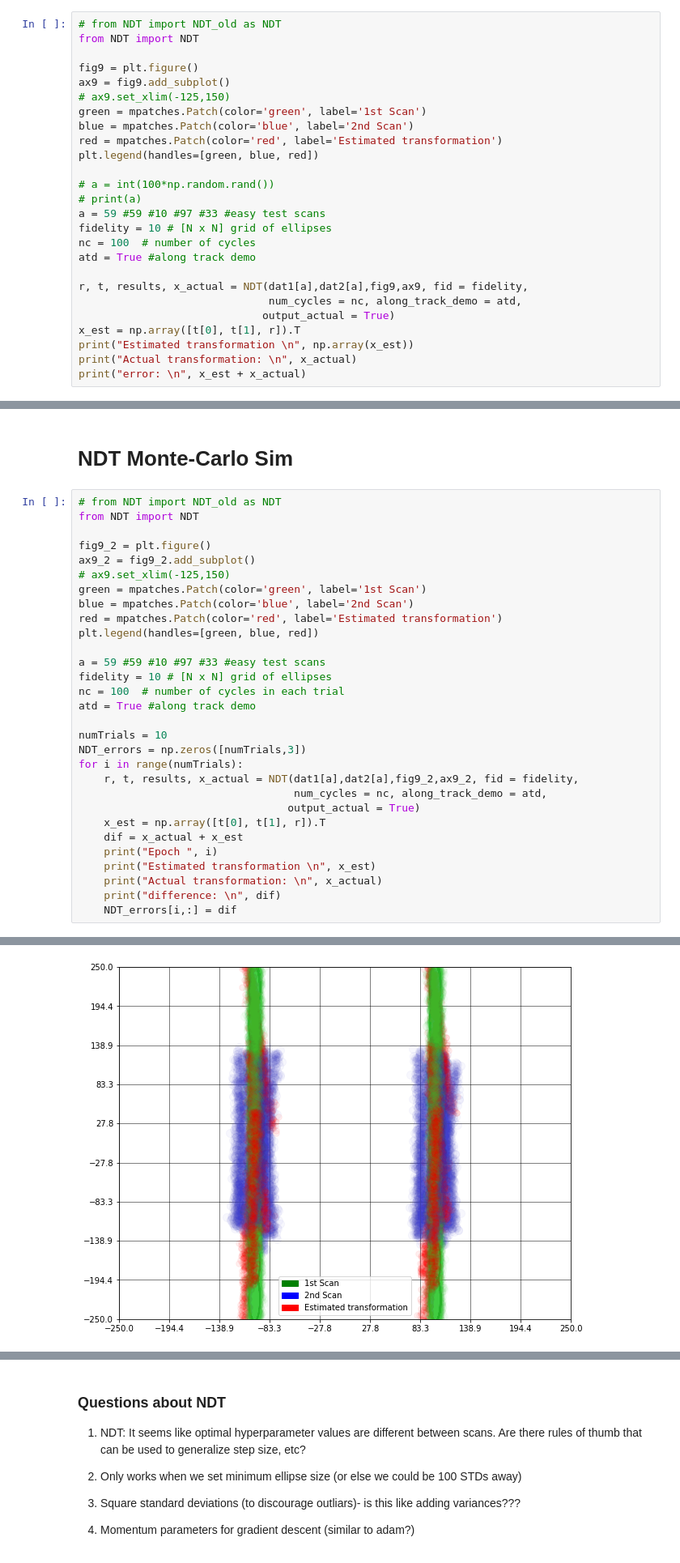
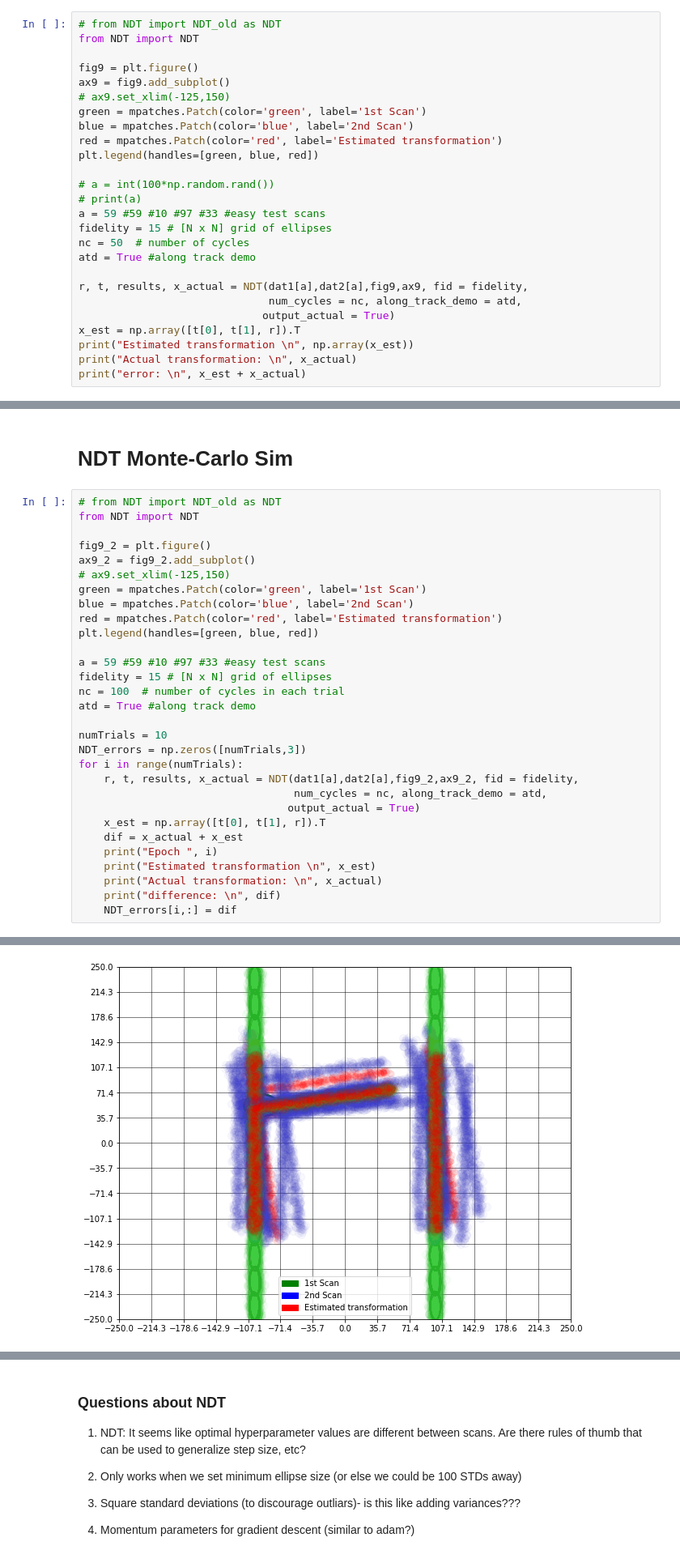
Before and after one commit to mcdermatt/ASAR, a Jupyter notebook: v1/train_network.ipynb, the cells around one changed output, grey strips where cells are left out. Shown at 81% size. Cells and saved outputs as stored; diff of their text form.

```diff
--- a/v1/train_network.ipynb
+++ b/v1/train_network.ipynb
@@ -485,8 +488,8 @@ plt.legend(handles=[green, blue, red])
 # a = int(100*np.random.rand())
 # print(a)
 a = 59 #59 #10 #97 #33 #easy test scans
-fidelity = 10 # [N x N] grid of ellipses
-nc = 100  # number of cycles
+fidelity = 15 # [N x N] grid of ellipses
+nc = 50  # number of cycles
 atd = True #along track demo
 
 r, t, results, x_actual = NDT(dat1[a],dat2[a],fig9,ax9, fid = fidelity,
@@ -528,7 +531,7 @@ red = mpatches.Patch(color='red', label='Estimated transformation')
 plt.legend(handles=[green, blue, red])
 
 a = 59 #59 #10 #97 #33 #easy test scans
-fidelity = 10 # [N x N] grid of ellipses
+fidelity = 15 # [N x N] grid of ellipses
 nc = 100  # number of cycles in each trial
 atd = True #along track demo
 
@@ -566 +569 @@ difference:
-[figure, old version]
+[figure, new version]
```
Also changed, not shown: parts of 11 cells of this notebook, 13 other files.
